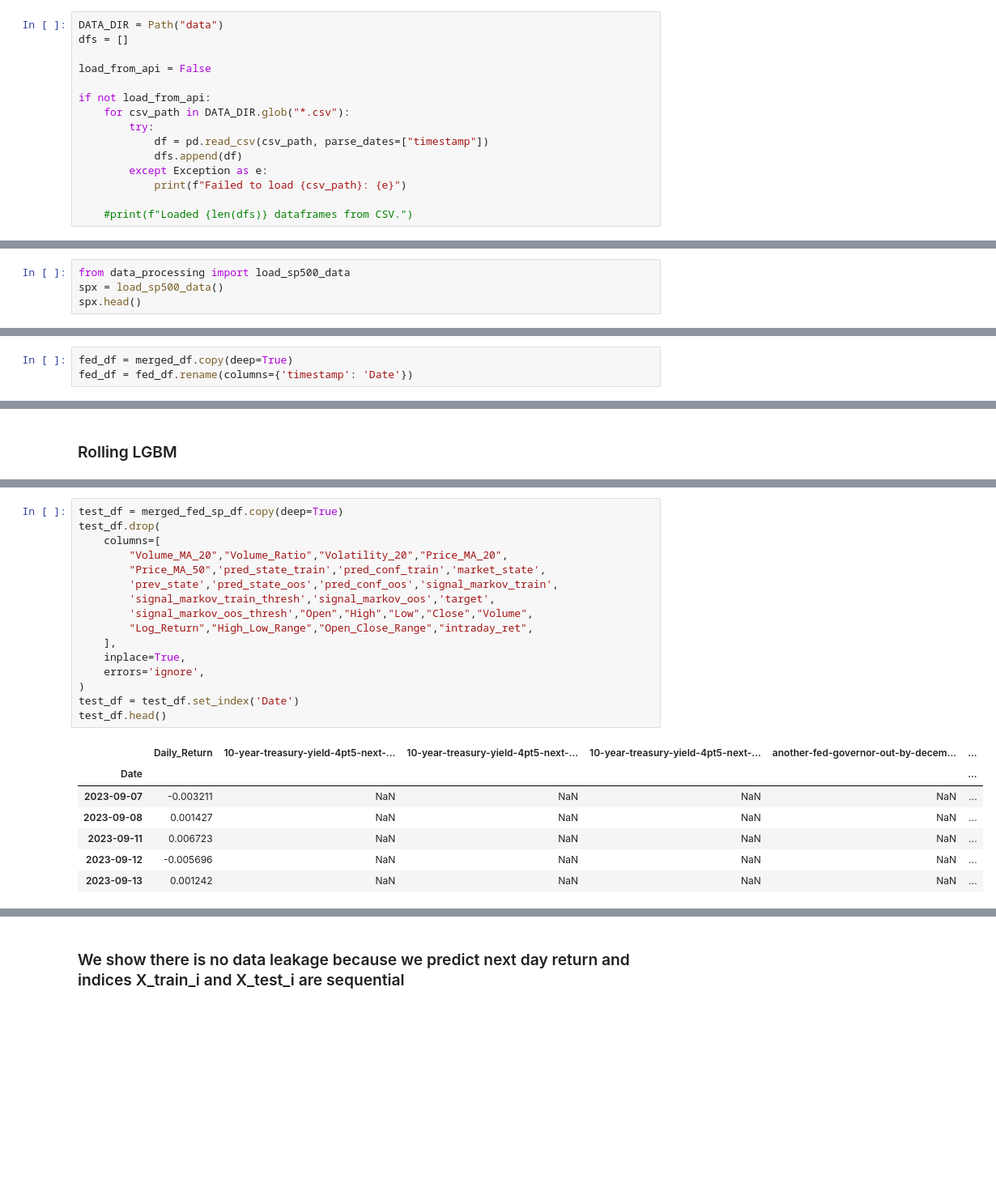
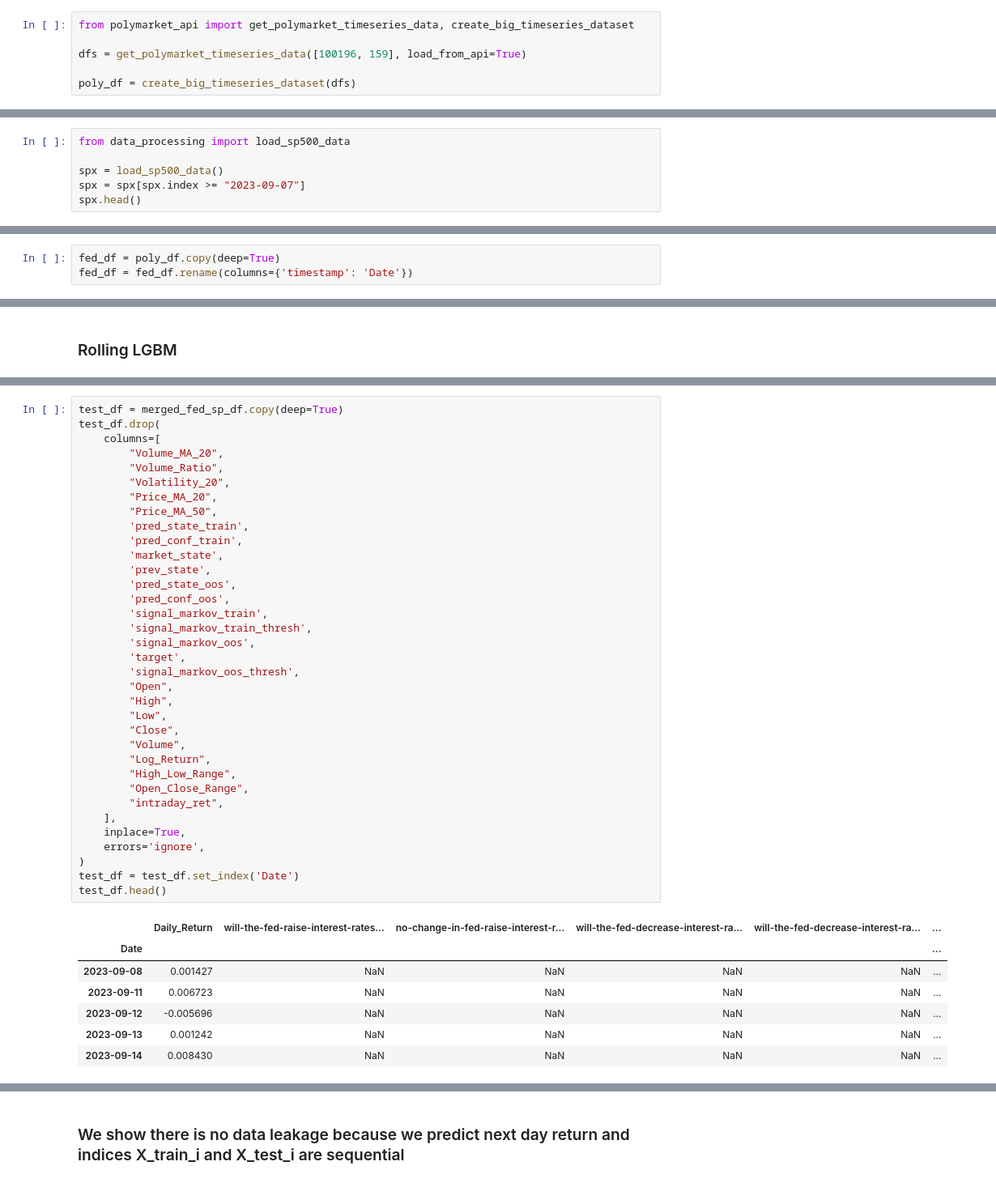
Before and after one commit to MichaelCarloH/ML-PortfolioManagement, a Jupyter notebook: submission_code/report.ipynb, the cells around one changed output, grey strips where cells are left out. Shown at 81% size. Cells and saved outputs as stored; diff of their text form; blank space fills up the shorter version.

Commit message:
final code state

```diff
--- a/submission_code/report.ipynb
+++ b/submission_code/report.ipynb
@@ -303,17 +539,8 @@ import numpy as np
 import matplotlib.pyplot as plt
 # %%
-DATA_DIR = Path("data")
-dfs = []
+from polymarket_api import get_polymarket_timeseries_data, create_big_timeseries_dataset
 
-load_from_api = False
+dfs = get_polymarket_timeseries_data([100196, 159], load_from_api=True)
 
-if not load_from_api:
-    for csv_path in DATA_DIR.glob("*.csv"):
-        try:
-            df = pd.read_csv(csv_path, parse_dates=["timestamp"])
-            dfs.append(df)
-        except Exception as e:
-            print(f"Failed to load {csv_path}: {e}")
-
-    #print(f"Loaded {len(dfs)} dataframes from CSV.")
+poly_df = create_big_timeseries_dataset(dfs)
 # %% [output]
@@ -447,7 +649,9 @@ plt.show()
 ### Merging Polymarket data with S&P daily data
 # %%
 from data_processing import load_sp500_data
+
 spx = load_sp500_data()
+spx = spx[spx.index >= "2023-09-07"]
 spx.head()
 # %% [output]
 | Price | Daily_Return | Open | Close |
@@ -460,5 +664,5 @@ spx.head()
 # %%
-fed_df = merged_df.copy(deep=True)
+fed_df = poly_df.copy(deep=True)
 fed_df = fed_df.rename(columns={'timestamp': 'Date'})
 # %%
 # Ensure consistent Date column
@@ -547,24 +748,43 @@ merged_fed_sp_df
 # %%
 test_df = merged_fed_sp_df.copy(deep=True)
 test_df.drop(
     columns=[
-        "Volume_MA_20","Volume_Ratio","Volatility_20","Price_MA_20",
-        "Price_MA_50",'pred_state_train','pred_conf_train','market_state',
-        'prev_state','pred_state_oos','pred_conf_oos','signal_markov_train',
-        'signal_markov_train_thresh','signal_markov_oos','target',
-        'signal_markov_oos_thresh',"Open","High","Low","Close","Volume",
-        "Log_Return","High_Low_Range","Open_Close_Range","intraday_ret",
+        "Volume_MA_20",
+        "Volume_Ratio",
+        "Volatility_20",
+        "Price_MA_20",
+        "Price_MA_50",
+        'pred_state_train',
+        'pred_conf_train',
+        'market_state',
+        'prev_state',
+        'pred_state_oos',
+        'pred_conf_oos',
+        'signal_markov_train',
+        'signal_markov_train_thresh',
+        'signal_markov_oos',
+        'target',
+        'signal_markov_oos_thresh',
+        "Open",
+        "High",
+        "Low",
+        "Close",
+        "Volume",
+        "Log_Return",
+        "High_Low_Range",
+        "Open_Close_Range",
+        "intraday_ret",
     ],
     inplace=True,
     errors='ignore',
 )
 test_df = test_df.set_index('Date')
 test_df.head()
 # %% [output]
-|  | Daily_Return | 10-year-treasury-yield-4pt5-next-... | 10-year-treasury-yield-4pt5-next-... | 10-year-treasury-yield-4pt5-next-... | another-fed-governor-out-by-decem... | ... |
+|  | Daily_Return | will-the-fed-raise-interest-rates... | no-change-in-fed-raise-interest-r... | will-the-fed-decrease-interest-ra... | will-the-fed-decrease-interest-ra... | ... |
 | Date |  |  |  |  |  | ... |
-| 2023-09-07 | -0.003211 | NaN | NaN | NaN | NaN | ... |
 | 2023-09-08 | 0.001427 | NaN | NaN | NaN | NaN | ... |
 | 2023-09-11 | 0.006723 | NaN | NaN | NaN | NaN | ... |
 | 2023-09-12 | -0.005696 | NaN | NaN | NaN | NaN | ... |
 | 2023-09-13 | 0.001242 | NaN | NaN | NaN | NaN | ... |
+| 2023-09-14 | 0.008430 | NaN | NaN | NaN | NaN | ... |
```
Also changed, not shown: parts of 32 cells of this notebook.
